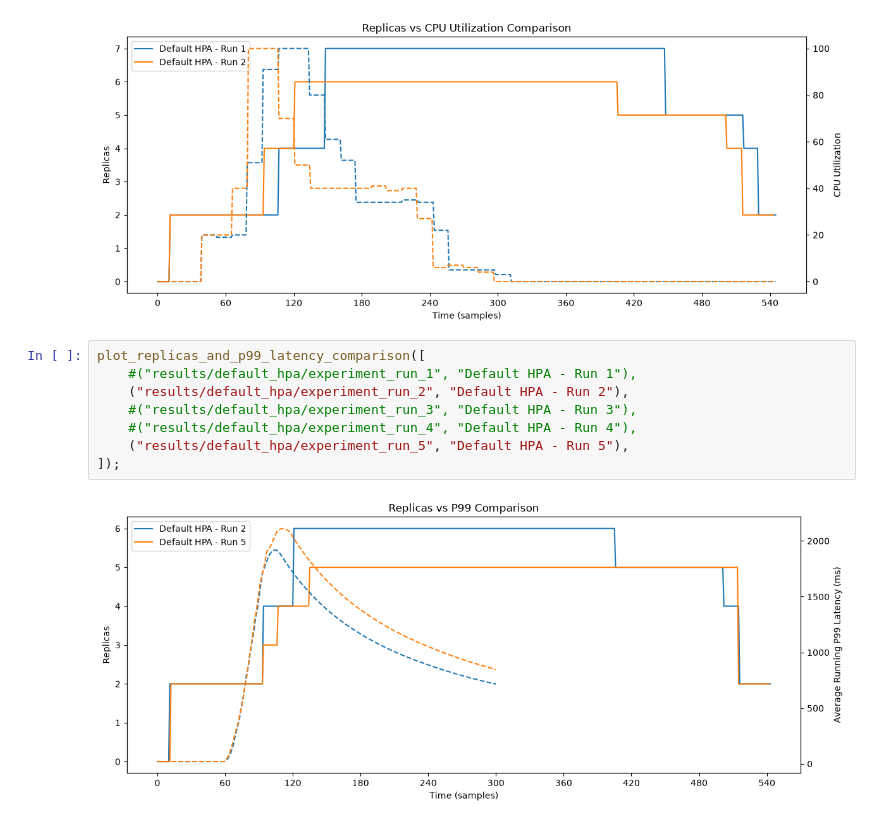
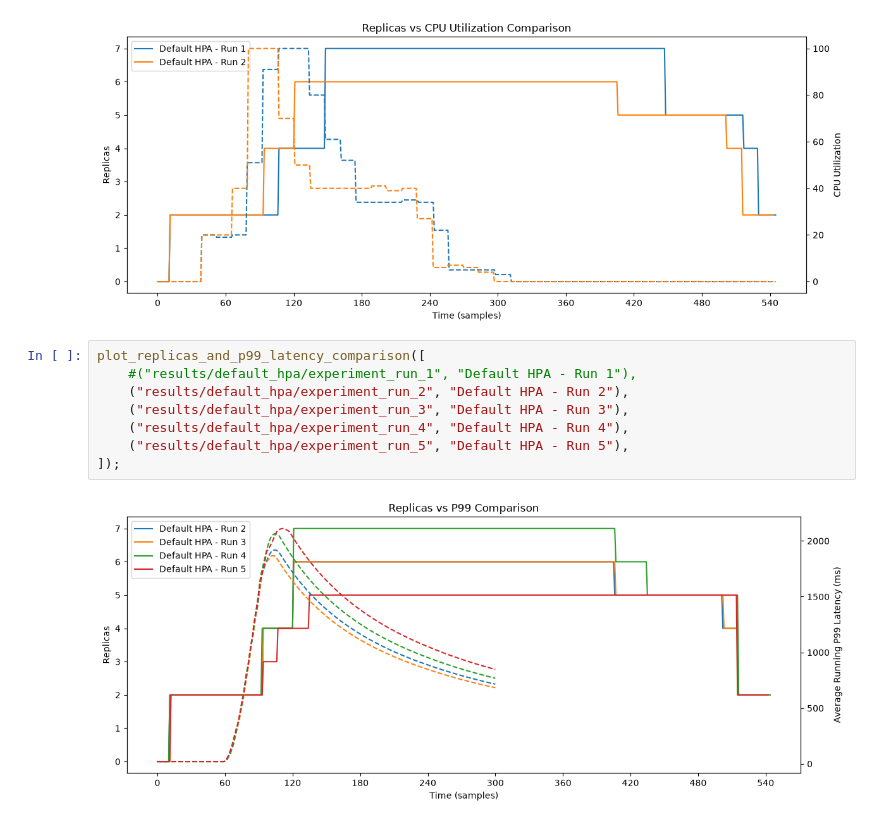
Before and after one commit to m-sef/crust, a Jupyter notebook: benchmark/graph.ipynb, the cells around one changed output. Saved outputs shown, nothing was run; the diff lists cells and outputs as text.

```diff
--- a/benchmark/graph.ipynb
+++ b/benchmark/graph.ipynb
@@ -236,10 +236,10 @@ plot_replicas_and_cpu_utilization_comparison([
 # %%
 plot_replicas_and_p99_latency_comparison([
     #("results/default_hpa/experiment_run_1", "Default HPA - Run 1"),
     ("results/default_hpa/experiment_run_2", "Default HPA - Run 2"),
-    #("results/default_hpa/experiment_run_3", "Default HPA - Run 3"),
-    #("results/default_hpa/experiment_run_4", "Default HPA - Run 4"),
+    ("results/default_hpa/experiment_run_3", "Default HPA - Run 3"),
+    ("results/default_hpa/experiment_run_4", "Default HPA - Run 4"),
     ("results/default_hpa/experiment_run_5", "Default HPA - Run 5"),
 ]);
 # %% [output]
-[figure, old version]
+[figure, new version]
```
Also changed, not shown: 1 other file.
